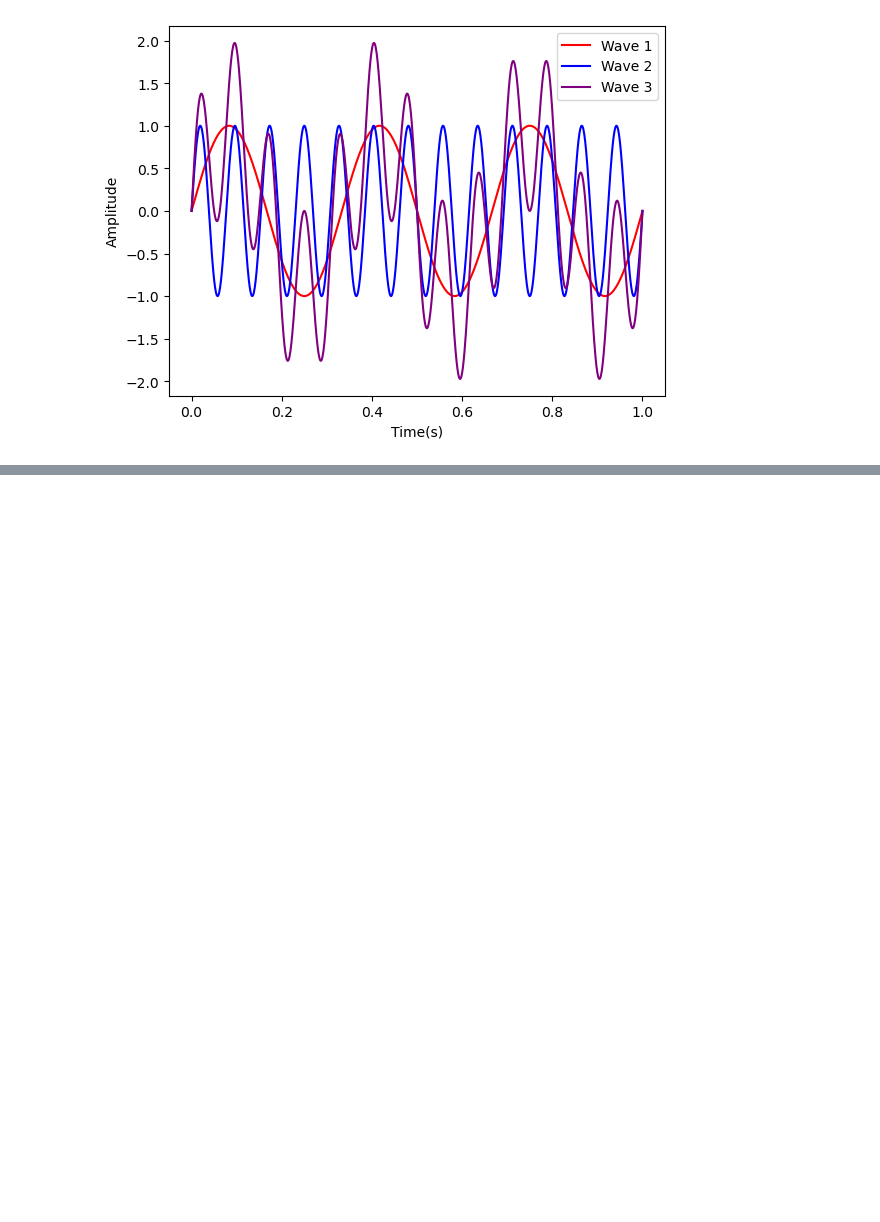
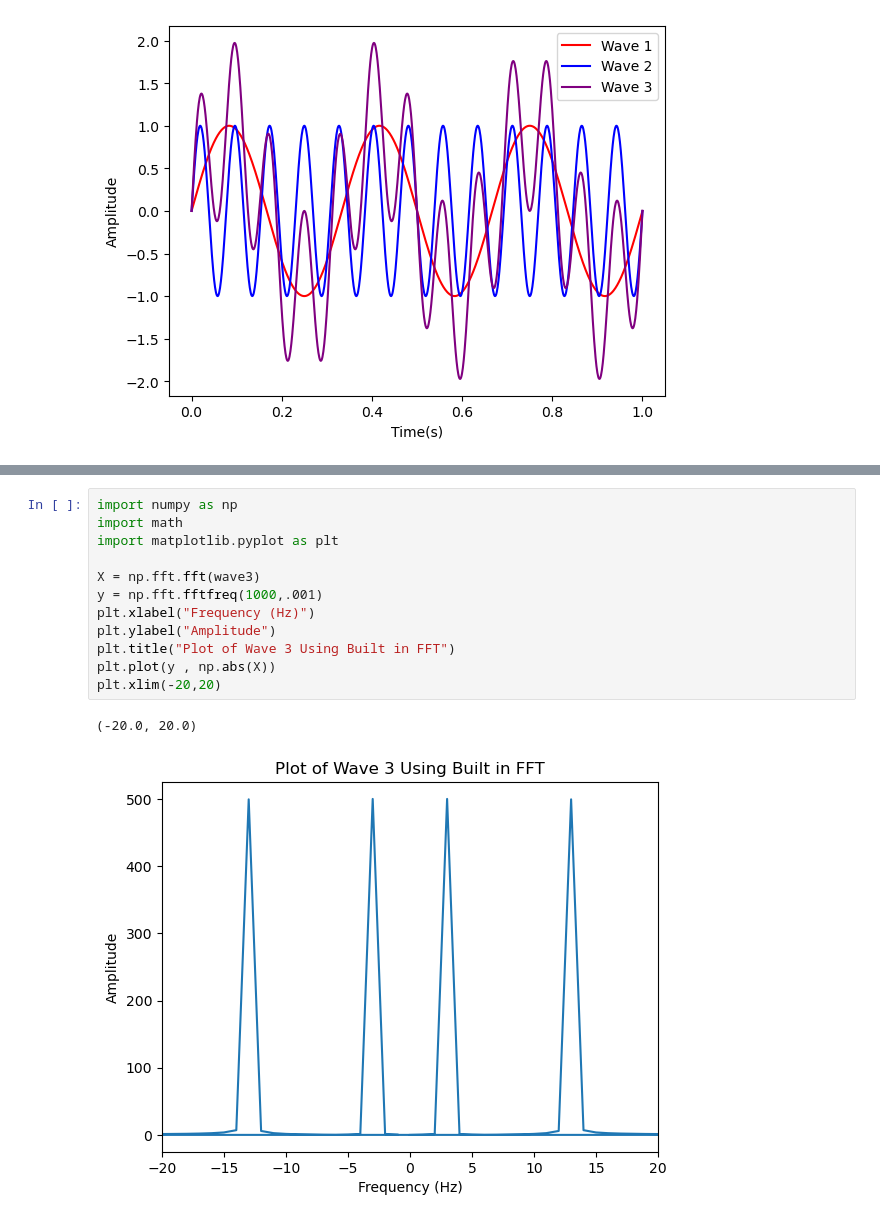
Before and after one commit to VanJessup-Dascher/ligo-gw-analysis, a Jupyter notebook: notebooks/01_fourier_transform_basics.ipynb, the cells around one changed output, grey strips where cells are left out. Drawn from its saved outputs; the diff is of its cells as text; blank space fills up the shorter version.

```diff
--- a/notebooks/01_fourier_transform_basics.ipynb
+++ b/notebooks/01_fourier_transform_basics.ipynb
@@ -17,0 +50,15 @@ plt.show()
+# %%
+import numpy as np
+import math
+import matplotlib.pyplot as plt
+
+X = np.fft.fft(wave3)
+y = np.fft.fftfreq(1000,.001)
+plt.xlabel("Frequency (Hz)")
+plt.ylabel("Amplitude")
+plt.title("Plot of Wave 3 Using Built in FFT")
+plt.plot(y , np.abs(X))
+plt.xlim(-20,20)
+# %% [output]
+(-20.0, 20.0)
+[figure, added]
```
Also changed, not shown: parts of 2 cells of this notebook.
